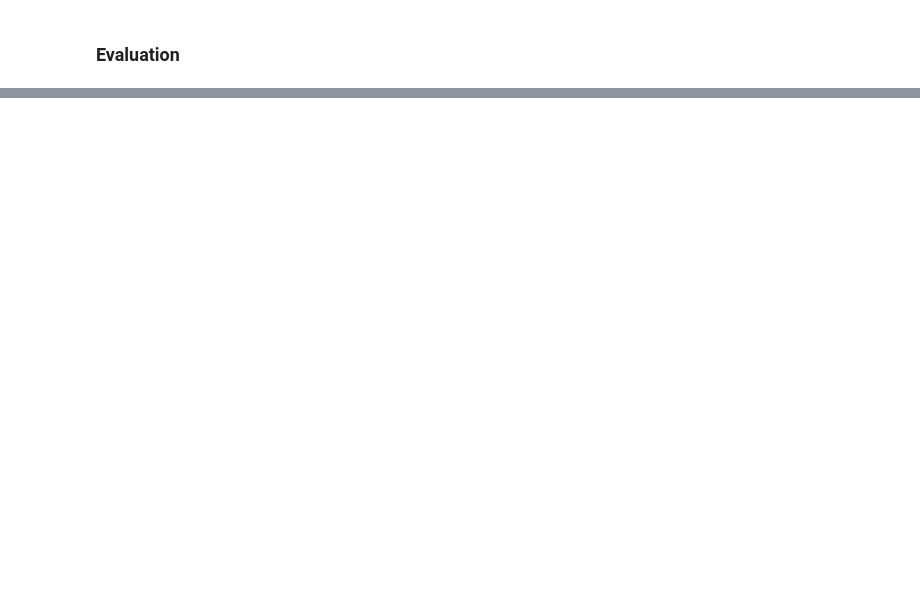
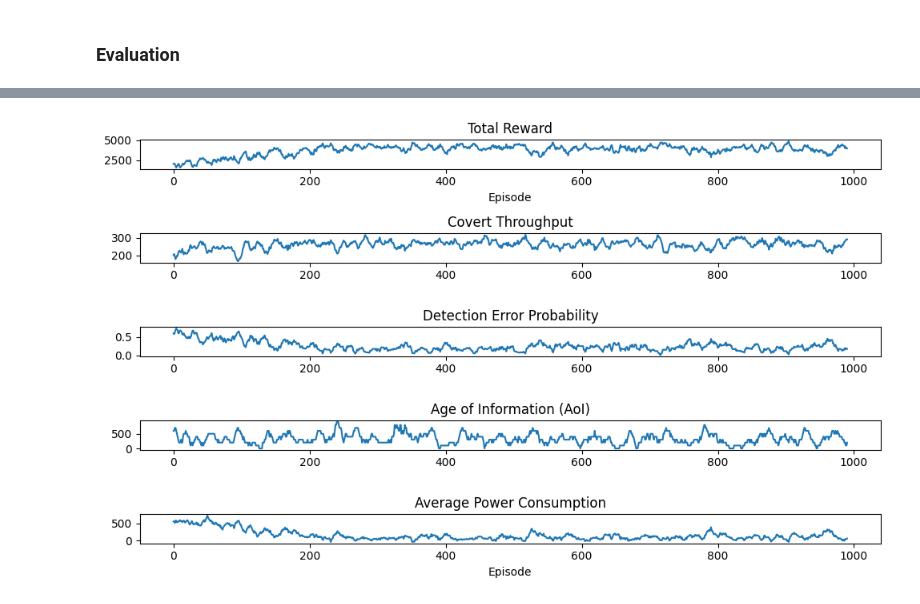
Before and after one commit to SeanBrown40/ece527_project1, a Jupyter notebook: RL.ipynb, the cells around one changed output, grey strips where cells are left out. Saved outputs shown, nothing was run; the diff lists cells and outputs as text; code cells hidden in the pictures; blank space fills up the shorter version.

Commit message:
Plot images

```diff
--- a/RL.ipynb
+++ b/RL.ipynb
@@ -398,10 +406,10 @@ class QLearningAgent:
 # %%
 # Step 2: Define the environment and agent parameters
 map_size = 100
-num_alices = 4
+num_alices = 5
 num_sensors = 10
-num_bobs = 4
-num_wardens = 4
+num_bobs = 2
+num_wardens = 5
 env = Environment(map_size, num_alices, num_sensors, num_bobs, num_wardens, seed=42)
 
 # State and action dimensions for the QLearning agent
@@ -422,6 +430,7 @@ reward_history = []
 covert_throughput_history = []
 detection_error_prob_history = []
 aoi_history = []
+avg_power_consumption_history = []
 
 # Parameters for decay
 epsilon_decay_rate = 0.99  # Decay rate for epsilon (exploration factor)
@@ -471,6 +480,12 @@ for episode in range(num_episodes):
     detection_error_prob_history.append(detection_error_prob)
     aoi_history.append(avg_aoi)
     reward_history.append(total_reward)
+
+    # Track average power consumption
+    total_power_consumption = sum([alice.total_power_consumption for alice in env.alices])
+    avg_power_consumption = total_power_consumption / len(env.alices)  # Calculate average power consumption for the episode
+    avg_power_consumption_history.append(avg_power_consumption)
+
     print(f"\nEpisode {episode + 1}/{num_episodes}- Total Reward: {total_reward}")
 
     # Apply epsilon decay
@@ -547,0 +518,45 @@ plt.show()
+# %%
+def moving_average(data, window_size=10):
+    """Applies a simple moving average."""
+    return np.convolve(data, np.ones(window_size)/window_size, mode='valid')
+
+# After training, plot the performance metrics
+plt.figure(figsize=(10, 6))
+
+# Plotting the moving average of the rewards
+smoothed_rewards = moving_average(reward_history, window_size=10)
+plt.subplot(5, 1, 1)
+plt.plot(smoothed_rewards)
+plt.xlabel('Episode')
+plt.title('Total Reward')
+
+# Covert Throughput Plot
+smoothed_throughput = moving_average(covert_throughput_history, window_size=10)
+plt.subplot(5, 1, 2)
+plt.plot(smoothed_throughput)
+plt.title('Covert Throughput')
+
+# Detection Error Probability Plot
+smoothed_detection_prob = moving_average(detection_error_prob_history, window_size=10)
+plt.subplot(5, 1, 3)
+plt.plot(smoothed_detection_prob)
+plt.title('Detection Error Probability')
+
+# Age of Information Plot
+smoothed_aoi_history = moving_average(aoi_history, window_size=10)
+plt.subplot(5, 1, 4)
+plt.plot(smoothed_aoi_history)
+plt.title('Age of Information (AoI)')
+
+# Plotting the moving average of the power consumption
+smoothed_power_consumption = moving_average(avg_power_consumption_history, window_size=10)
+plt.subplot(5, 1, 5)
+plt.plot(smoothed_power_consumption)
+plt.xlabel('Episode')
+plt.title('Average Power Consumption')
+
+
+plt.tight_layout()
+plt.show()
+# %% [output]
+[figure, added]
```
Also changed, not shown: parts of 3 cells of this notebook, 3 other files.
